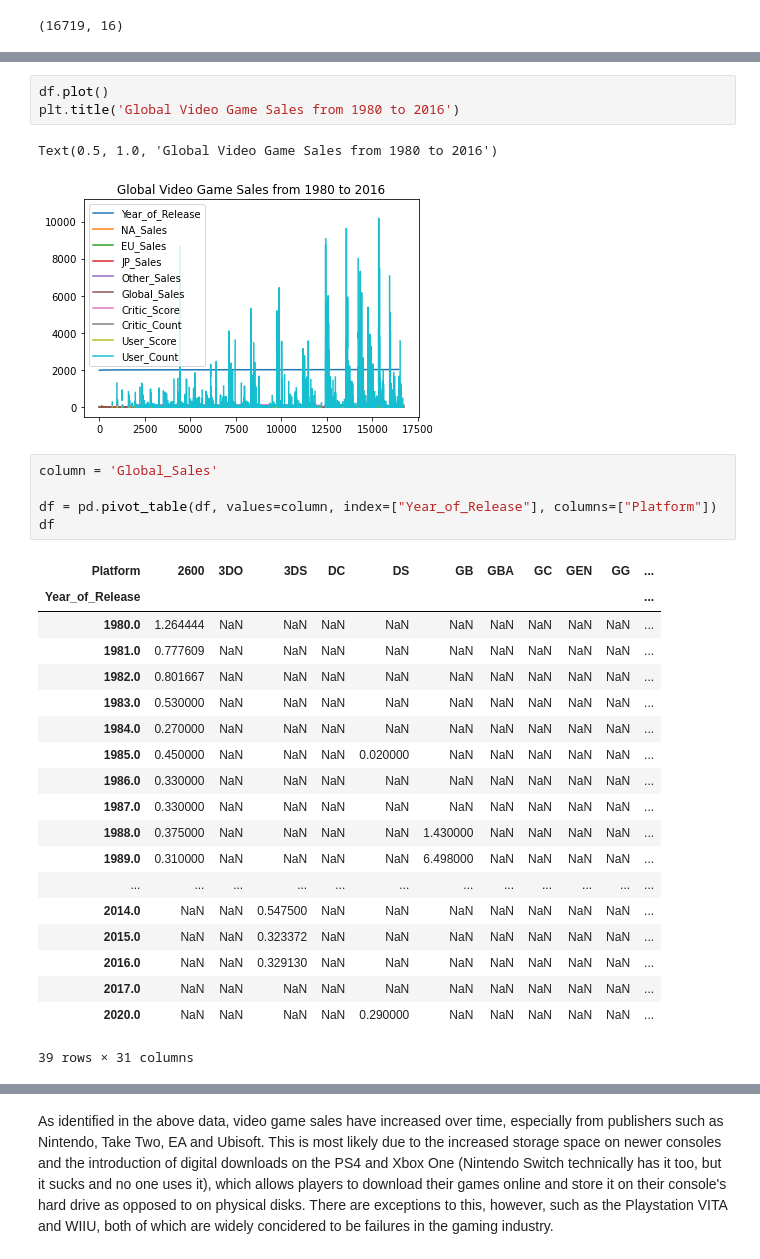
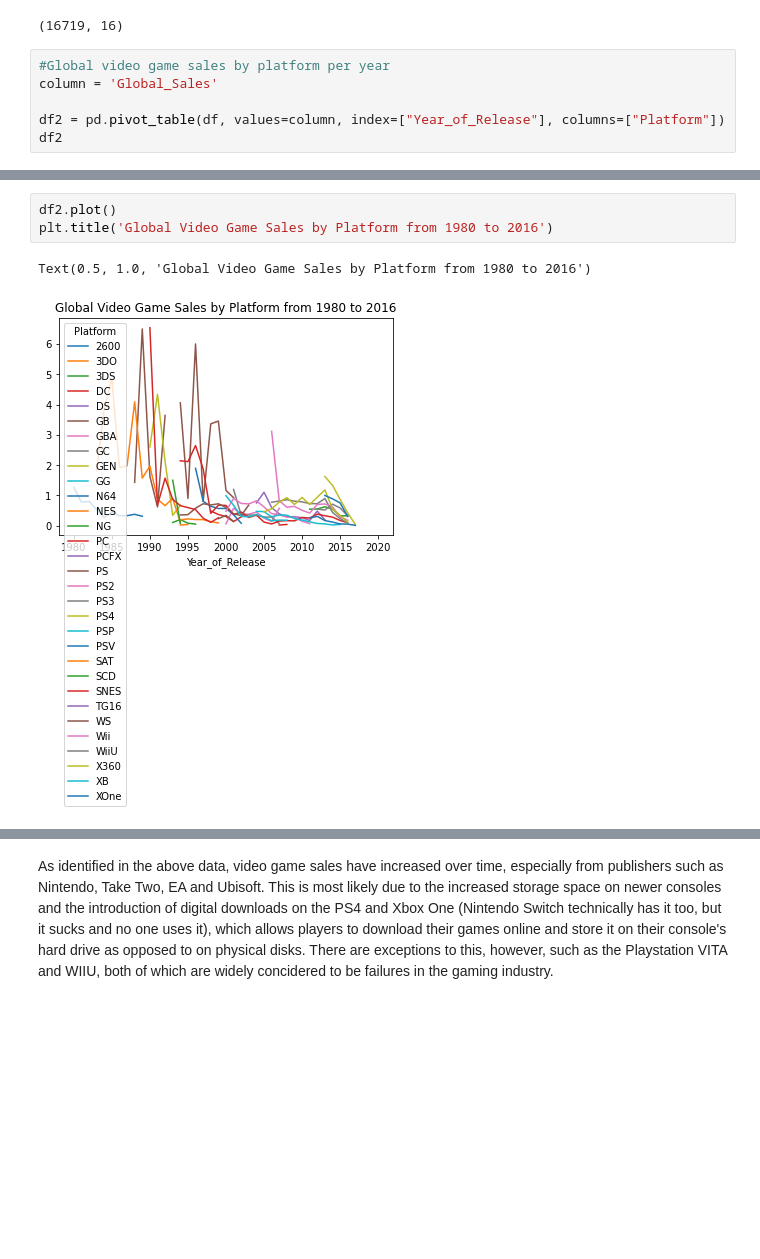
Before and after one commit to banananuggets21/cs103a-cpa01, a Jupyter notebook: cpa01.ipynb, the cells around one changed output, grey strips where cells are left out. Cells and saved outputs as stored; diff of their text form; blank space fills up the shorter version.

Commit message:
fixed plot

```diff
--- a/cpa01.ipynb
+++ b/cpa01.ipynb
@@ -30,3 +30,9 @@ df
 df.shape
 # %% [output]
 (16719, 16)
+# %%
+#Global video game sales by platform per year
+column = 'Global_Sales'
+
+df2 = pd.pivot_table(df, values=column, index=["Year_of_Release"], columns=["Platform"])
+df2
@@ -33,31 +59,6 @@ df.shape
 # %%
-df.plot()
-plt.title('Global Video Game Sales from 1980 to 2016')
+df2.plot()
+plt.title('Global Video Game Sales by Platform from 1980 to 2016')
 # %% [output]
-Text(0.5, 1.0, 'Global Video Game Sales from 1980 to 2016')
+Text(0.5, 1.0, 'Global Video Game Sales by Platform from 1980 to 2016')
-[figure, old version]
+[figure, new version]
-# %%
-column = 'Global_Sales'
-
-df = pd.pivot_table(df, values=column, index=["Year_of_Release"], columns=["Platform"])
-df
-# %% [output]
-| Platform | 2600 | 3DO | 3DS | DC | DS | GB | GBA | GC | GEN | GG | ... |
-| Year_of_Release |  |  |  |  |  |  |  |  |  |  | ... |
-| 1980.0 | 1.264444 | NaN | NaN | NaN | NaN | NaN | NaN | NaN | NaN | NaN | ... |
-| 1981.0 | 0.777609 | NaN | NaN | NaN | NaN | NaN | NaN | NaN | NaN | NaN | ... |
-| 1982.0 | 0.801667 | NaN | NaN | NaN | NaN | NaN | NaN | NaN | NaN | NaN | ... |
-| 1983.0 | 0.530000 | NaN | NaN | NaN | NaN | NaN | NaN | NaN | NaN | NaN | ... |
-| 1984.0 | 0.270000 | NaN | NaN | NaN | NaN | NaN | NaN | NaN | NaN | NaN | ... |
-| 1985.0 | 0.450000 | NaN | NaN | NaN | 0.020000 | NaN | NaN | NaN | NaN | NaN | ... |
-| 1986.0 | 0.330000 | NaN | NaN | NaN | NaN | NaN | NaN | NaN | NaN | NaN | ... |
-| 1987.0 | 0.330000 | NaN | NaN | NaN | NaN | NaN | NaN | NaN | NaN | NaN | ... |
-| 1988.0 | 0.375000 | NaN | NaN | NaN | NaN | 1.430000 | NaN | NaN | NaN | NaN | ... |
-| 1989.0 | 0.310000 | NaN | NaN | NaN | NaN | 6.498000 | NaN | NaN | NaN | NaN | ... |
-| ... | ... | ... | ... | ... | ... | ... | ... | ... | ... | ... | ... |
-| 2014.0 | NaN | NaN | 0.547500 | NaN | NaN | NaN | NaN | NaN | NaN | NaN | ... |
-| 2015.0 | NaN | NaN | 0.323372 | NaN | NaN | NaN | NaN | NaN | NaN | NaN | ... |
-| 2016.0 | NaN | NaN | 0.329130 | NaN | NaN | NaN | NaN | NaN | NaN | NaN | ... |
-| 2017.0 | NaN | NaN | NaN | NaN | NaN | NaN | NaN | NaN | NaN | NaN | ... |
-| 2020.0 | NaN | NaN | NaN | NaN | 0.290000 | NaN | NaN | NaN | NaN | NaN | ... |
-39 rows × 31 columns
```
Also changed, not shown: parts of 3 cells of this notebook.
